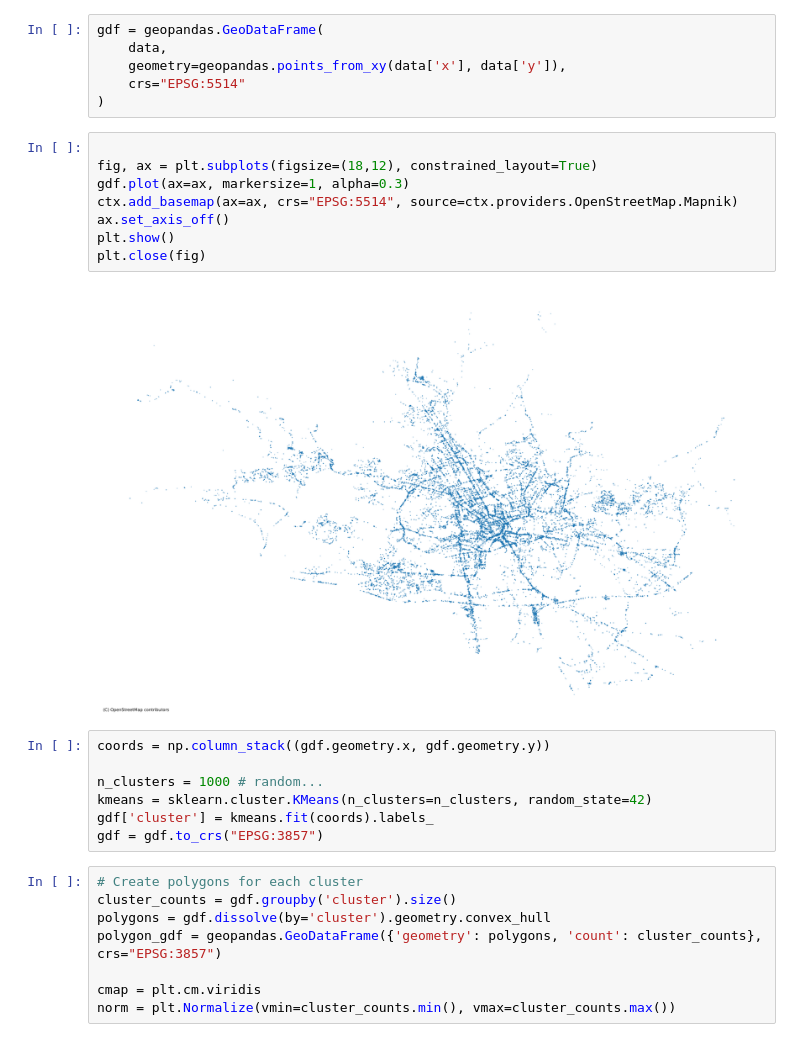
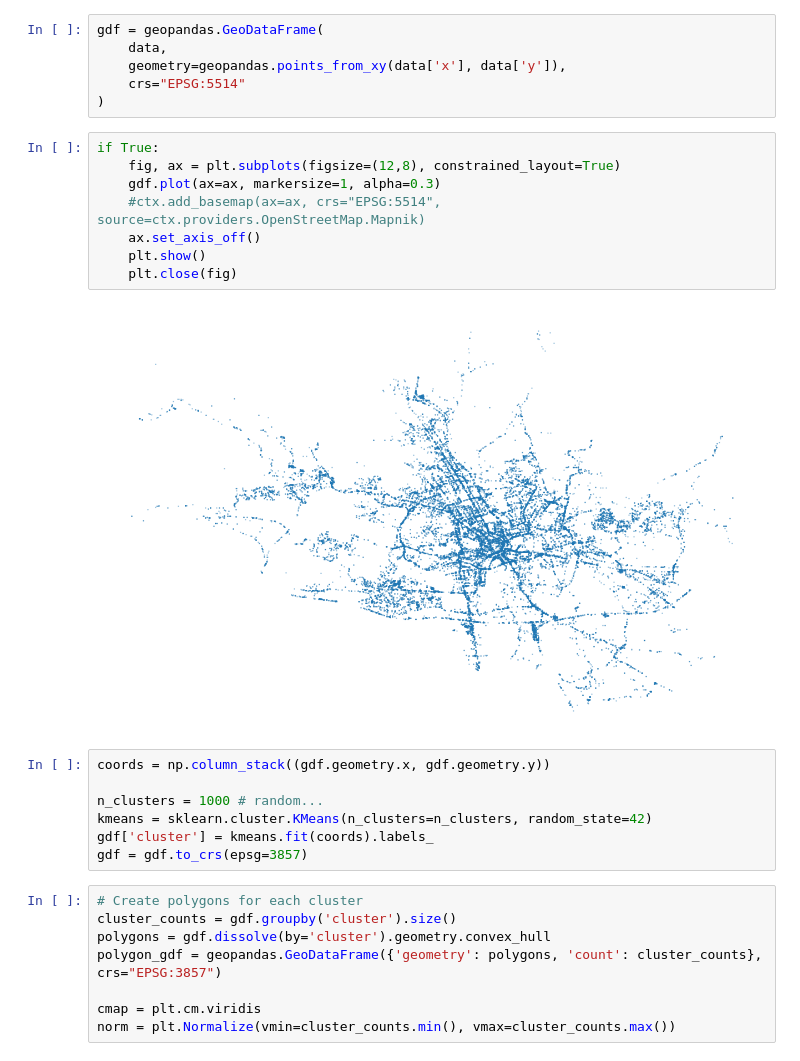
Before and after one commit to jiri-bartosik01/bsec-2025, a Jupyter notebook: analysis/analyse-xbarto0m.ipynb, the cells around one changed output. Saved outputs shown, nothing was run; the diff lists cells and outputs as text.

```diff
--- a/analysis/analyse-xbarto0m.ipynb
+++ b/analysis/analyse-xbarto0m.ipynb
@@ -125,22 +119,22 @@ gdf = geopandas.GeoDataFrame(
     crs="EPSG:5514"
 )
 # %%
-
-fig, ax = plt.subplots(figsize=(18,12), constrained_layout=True)
-gdf.plot(ax=ax, markersize=1, alpha=0.3)
-ctx.add_basemap(ax=ax, crs="EPSG:5514", source=ctx.providers.OpenStreetMap.Mapnik)
-ax.set_axis_off()
-plt.show()
-plt.close(fig)
+if True:
+    fig, ax = plt.subplots(figsize=(12,8), constrained_layout=True)
+    gdf.plot(ax=ax, markersize=1, alpha=0.3)
+    #ctx.add_basemap(ax=ax, crs="EPSG:5514", source=ctx.providers.OpenStreetMap.Mapnik)
+    ax.set_axis_off()
+    plt.show()
+    plt.close(fig)
 # %% [output]
-[figure, old version]
+[figure, new version]
 # %%
 coords = np.column_stack((gdf.geometry.x, gdf.geometry.y))
 
 n_clusters = 1000 # random...
 kmeans = sklearn.cluster.KMeans(n_clusters=n_clusters, random_state=42)
 gdf['cluster'] = kmeans.fit(coords).labels_
-gdf = gdf.to_crs("EPSG:3857")
+gdf = gdf.to_crs(epsg=3857)
 # %%
 # Create polygons for each cluster
 cluster_counts = gdf.groupby('cluster').size()
```
Also changed, not shown: parts of 8 cells of this notebook, 1 other file.
